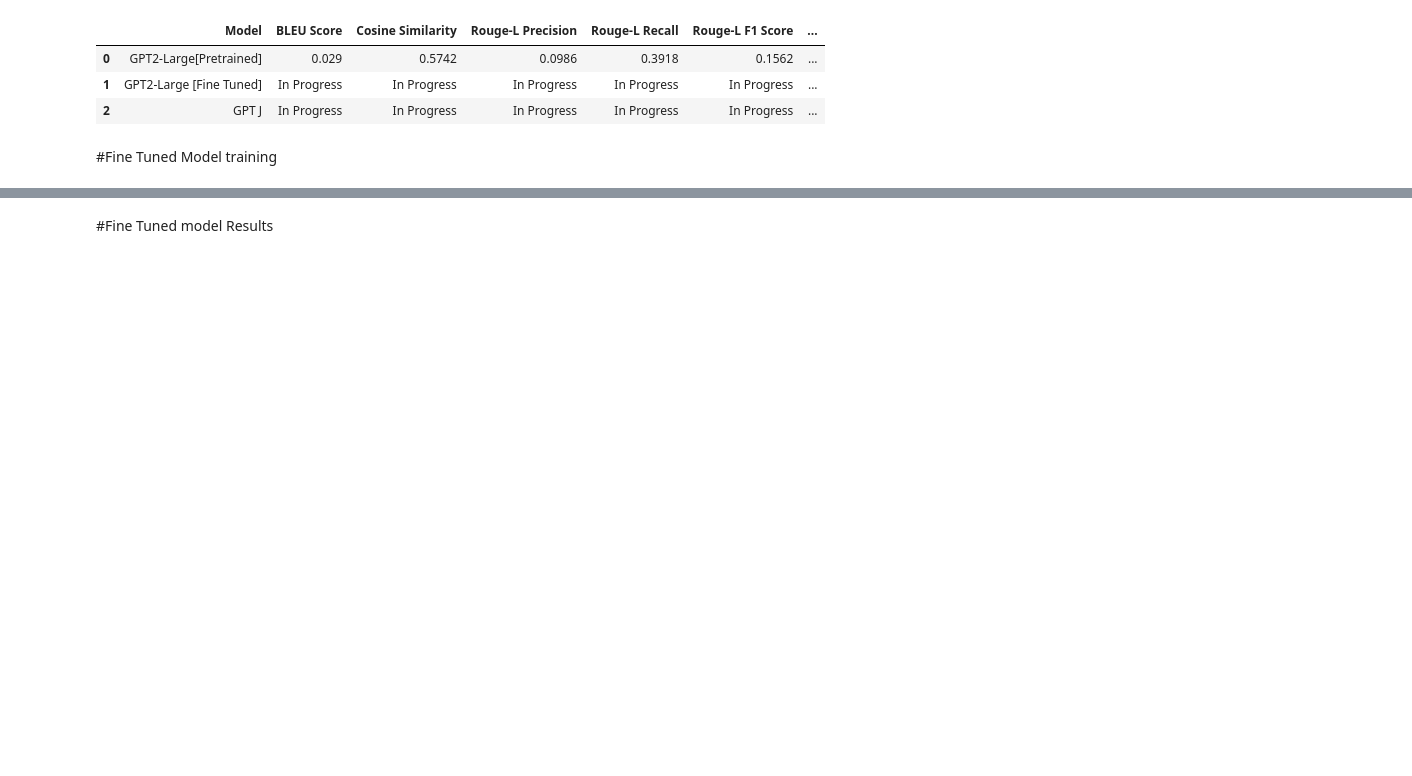
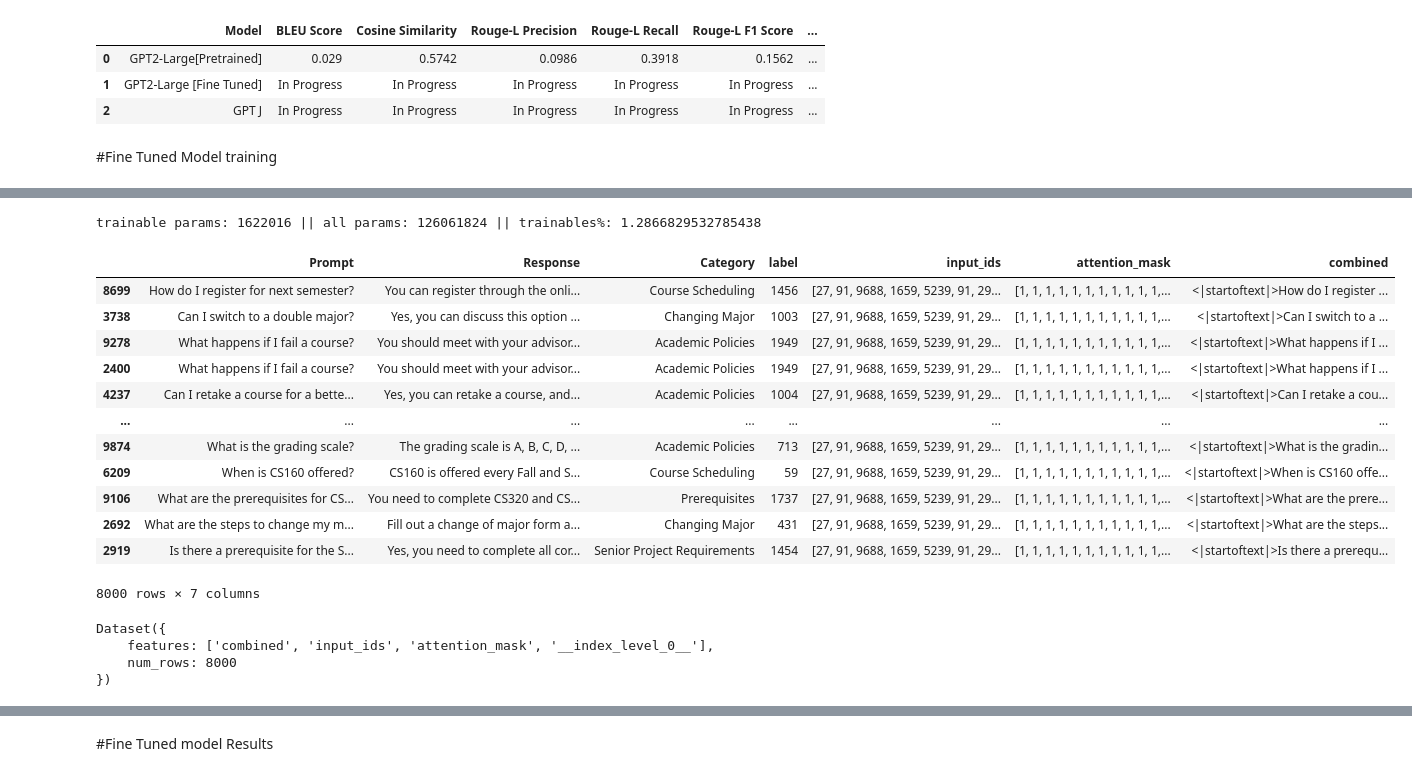
Before and after one commit to jeffreyong15/Counsel.NLP, a Jupyter notebook: Baseline Experiment/Baseline Evaluation/Baseline_Evaluation(260)[GPTJ_EDIT].ipynb, the cells around one changed output, grey strips where cells are left out. Cells and saved outputs as stored; diff of their text form; code cells hidden in the pictures; blank space fills up the shorter version.

Commit message:
LLMs trained and evaluated

```diff
--- a/Baseline Experiment/Baseline Evaluation/Baseline_Evaluation(260)[GPTJ_EDIT].ipynb
+++ b/Baseline Experiment/Baseline Evaluation/Baseline_Evaluation(260)[GPTJ_EDIT].ipynb
@@ -274,26 +308,27 @@ metrics_llm_df
 # %% [markdown]
 #Fine Tuned Model training
 # %%
-gpt_model_fine = AutoModelForCausalLM.from_pretrained("gpt2-large")
+gpt_model_fine = AutoModelForCausalLM.from_pretrained("gpt2")
 
-tokenizer = GPT2Tokenizer.from_pretrained("gpt2-large")
+tokenizer = GPT2Tokenizer.from_pretrained("gpt2")
 tokenizer.pad_token = tokenizer.eos_token  # Set the pad token to EOS for GPT-2
 
 # Define a function to tokenize each row
 def preprocess_row(row):
     # Combine prompt and response with a separator
-    combined_text = f"{row['Prompt']} <|endoftext|> {row['Response']}"
+    combined_text = f"""<|startoftext|>{row['Prompt']} ==> {row['Response']}
+    <|endoftext|>"""
 
     # Tokenize the text with padding and truncation
     tokenized_output = tokenizer(
         combined_text,
-        max_length=512,
-        padding="max_length",
+        padding=True,
         truncation=True
     )
     return {
         "input_ids": tokenized_output["input_ids"],
-        "attention_mask": tokenized_output["attention_mask"]
+        "attention_mask": tokenized_output["attention_mask"],
+        "combined": combined_text
     }
 
 # Apply the preprocessing function to each row in the DataFrame
@@ -302,8 +337,10 @@ tokenized_data = train_data.apply(preprocess_row, axis=1, result_type="expand")
 # Add the tokenized columns to the original DataFrame
 train_data["input_ids"] = tokenized_data["input_ids"]
 train_data["attention_mask"] = tokenized_data["attention_mask"]
+train_data["combined"] = tokenized_data["combined"]
 
 tokenized_test_data = test_data.apply(preprocess_row, axis=1, result_type="expand")
 
 test_data["input_ids"] = tokenized_test_data["input_ids"]
 test_data["attention_mask"] = tokenized_test_data["attention_mask"]
+test_data["combined"] = tokenized_test_data["combined"]
@@ -315,0 +367,34 @@ Please note that authentication is recommended but still optional to access publ
+# %%
+for param in gpt_model_fine.parameters():
+    param.requires_grad = False
+
+config = LoraConfig(r=16, lora_alpha=32, target_modules=['c_attn', 'c_proj'], lora_dropout=0.05, bias="none", task_type="CAUSAL_LM")
+
+gpt_model_fine = get_peft_model(gpt_model_fine, config)
+
+trainable_params = 0
+all_param = 0
+for _, param in gpt_model_fine.named_parameters():
+    all_param += param.numel()
+    if param.requires_grad:
+        trainable_params += param.numel()
+
+print(f"trainable params: {trainable_params} || all params: {all_param} || trainables%: {100 * trainable_params / all_param}" )
+# %% [output]
+trainable params: 1622016 || all params: 126061824 || trainables%: 1.2866829532785438
+# %%
+train_data
+# %% [output]
+|  | Prompt | Response | Category | label | input_ids | attention_mask | combined |
+| 8699 | How do I register for next semester? | You can register through the onli... | Course Scheduling | 1456 | [27, 91, 9688, 1659, 5239, 91, 29... | [1, 1, 1, 1, 1, 1, 1, 1, 1, 1, 1,... | <|startoftext|>How do I register ... |
+| 3738 | Can I switch to a double major? | Yes, you can discuss this option ... | Changing Major | 1003 | [27, 91, 9688, 1659, 5239, 91, 29... | [1, 1, 1, 1, 1, 1, 1, 1, 1, 1, 1,... | <|startoftext|>Can I switch to a ... |
+| 9278 | What happens if I fail a course? | You should meet with your advisor... | Academic Policies | 1949 | [27, 91, 9688, 1659, 5239, 91, 29... | [1, 1, 1, 1, 1, 1, 1, 1, 1, 1, 1,... | <|startoftext|>What happens if I ... |
+| 2400 | What happens if I fail a course? | You should meet with your advisor... | Academic Policies | 1949 | [27, 91, 9688, 1659, 5239, 91, 29... | [1, 1, 1, 1, 1, 1, 1, 1, 1, 1, 1,... | <|startoftext|>What happens if I ... |
+| 4237 | Can I retake a course for a bette... | Yes, you can retake a course, and... | Academic Policies | 1004 | [27, 91, 9688, 1659, 5239, 91, 29... | [1, 1, 1, 1, 1, 1, 1, 1, 1, 1, 1,... | <|startoftext|>Can I retake a cou... |
+| ... | ... | ... | ... | ... | ... | ... | ... |
+| 9874 | What is the grading scale? | The grading scale is A, B, C, D, ... | Academic Policies | 713 | [27, 91, 9688, 1659, 5239, 91, 29... | [1, 1, 1, 1, 1, 1, 1, 1, 1, 1, 1,... | <|startoftext|>What is the gradin... |
+| 6209 | When is CS160 offered? | CS160 is offered every Fall and S... | Course Scheduling | 59 | [27, 91, 9688, 1659, 5239, 91, 29... | [1, 1, 1, 1, 1, 1, 1, 1, 1, 1, 1,... | <|startoftext|>When is CS160 offe... |
+| 9106 | What are the prerequisites for CS... | You need to complete CS320 and CS... | Prerequisites | 1737 | [27, 91, 9688, 1659, 5239, 91, 29... | [1, 1, 1, 1, 1, 1, 1, 1, 1, 1, 1,... | <|startoftext|>What are the prere... |
+| 2692 | What are the steps to change my m... | Fill out a change of major form a... | Changing Major | 431 | [27, 91, 9688, 1659, 5239, 91, 29... | [1, 1, 1, 1, 1, 1, 1, 1, 1, 1, 1,... | <|startoftext|>What are the steps... |
+| 2919 | Is there a prerequisite for the S... | Yes, you need to complete all cor... | Senior Project Requirements | 1454 | [27, 91, 9688, 1659, 5239, 91, 29... | [1, 1, 1, 1, 1, 1, 1, 1, 1, 1, 1,... | <|startoftext|>Is there a prerequ... |
+8000 rows × 7 columns
@@ -316 +404,8 @@ Please note that authentication is recommended but still optional to access publ
+# %%
+dataset
+# %% [output]
+Dataset({
+    features: ['combined', 'input_ids', 'attention_mask', '__index_level_0__'],
+    num_rows: 8000
+})
 # %%
```
Also changed, not shown: parts of 25 cells of this notebook.
